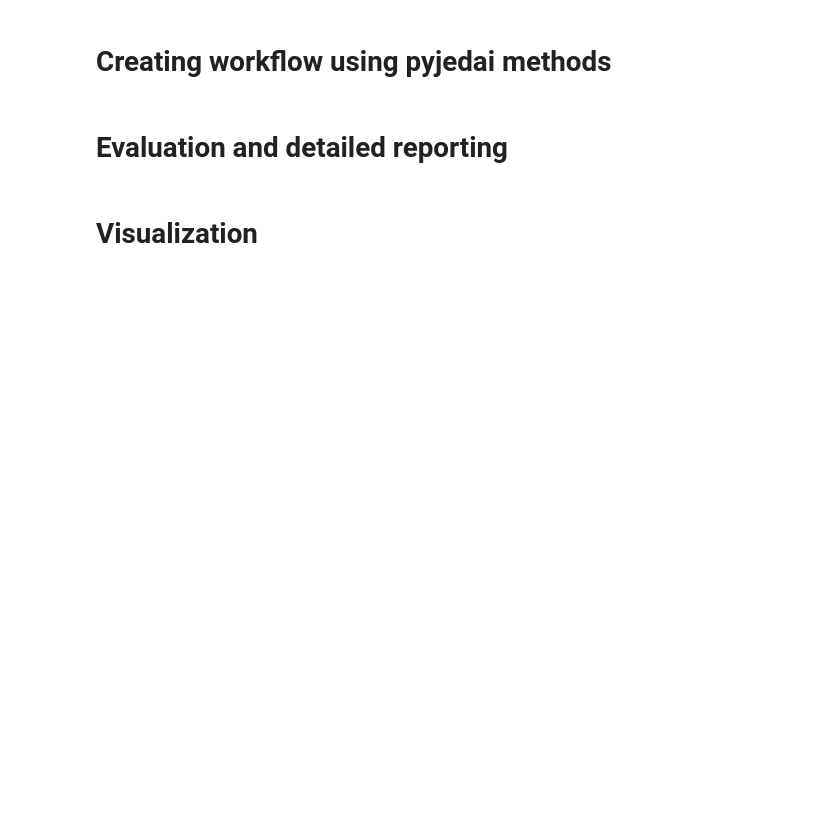
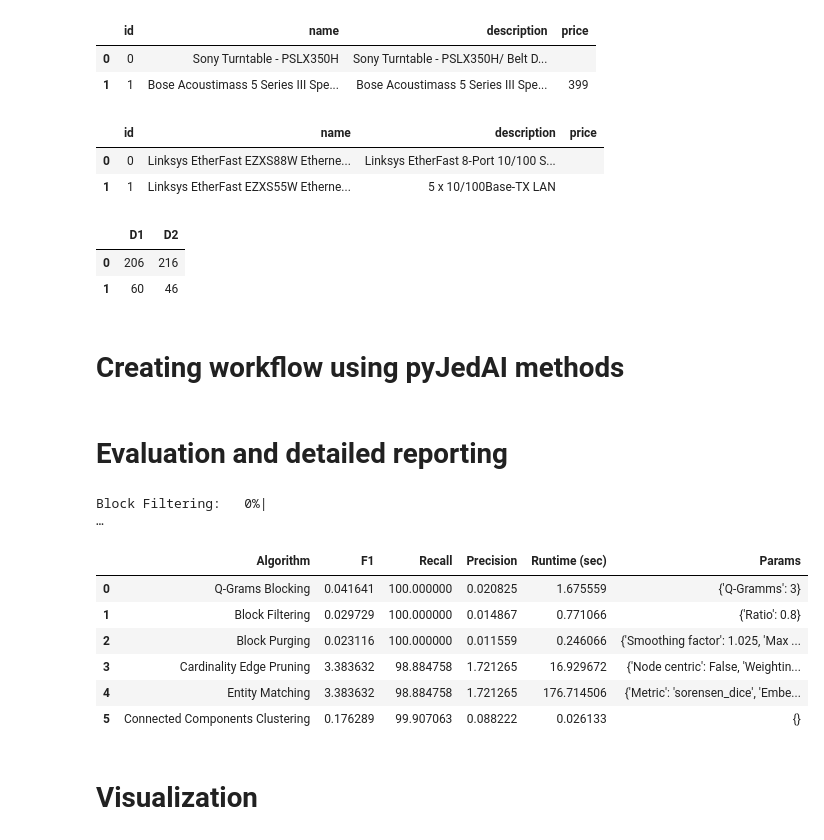
Before and after one commit to ilias6/Parallel-pyJedAI, a Jupyter notebook: Demo.ipynb, the cells around one changed output. Drawn from its saved outputs; the diff is of its cells as text; code cells hidden in the pictures; blank space fills up the shorter version.

```diff
--- a/Demo.ipynb
+++ b/Demo.ipynb
@@ -16,2 +58,20 @@ In this notebook we present the pyJedAI approach. pyJedAI is a an end-to-end and
+# %%
+data.dataset_1.head(2)
+# %% [output]
+|  | id | name | description | price |
+| 0 | 0 | Sony Turntable - PSLX350H | Sony Turntable - PSLX350H/ Belt D... |  |
+| 1 | 1 | Bose Acoustimass 5 Series III Spe... | Bose Acoustimass 5 Series III Spe... | 399 |
+# %%
+data.dataset_2.head(2)
+# %% [output]
+|  | id | name | description | price |
+| 0 | 0 | Linksys EtherFast EZXS88W Etherne... | Linksys EtherFast 8-Port 10/100 S... |  |
+| 1 | 1 | Linksys EtherFast EZXS55W Etherne... | 5 x 10/100Base-TX LAN |  |
+# %%
+data.ground_truth.head(2)
+# %% [output]
+|  | D1 | D2 |
+| 0 | 206 | 216 |
+| 1 | 60 | 46 |
 # %% [markdown]
-# Creating workflow using pyjedai methods
+# Creating workflow using pyJedAI methods
@@ -18,4 +118,18 @@ In this notebook we present the pyJedAI approach. pyJedAI is a an end-to-end and
 # %% [markdown]
 # Evaluation and detailed reporting
+# %%
+w.run(data, tqdm_disable=False, verbose=False)
+# %% [output]
+Block Filtering:   0%|                                                                                        …
+# %%
+w.to_df()
+# %% [output]
+|  | Algorithm | F1 | Recall | Precision | Runtime (sec) | Params |
+| 0 | Q-Grams Blocking | 0.041641 | 100.000000 | 0.020825 | 1.675559 | {'Q-Gramms': 3} |
+| 1 | Block Filtering | 0.029729 | 100.000000 | 0.014867 | 0.771066 | {'Ratio': 0.8} |
+| 2 | Block Purging | 0.023116 | 100.000000 | 0.011559 | 0.246066 | {'Smoothing factor': 1.025, 'Max ... |
+| 3 | Cardinality Edge Pruning | 3.383632 | 98.884758 | 1.721265 | 16.929672 | {'Node centric': False, 'Weightin... |
+| 4 | Entity Matching | 3.383632 | 98.884758 | 1.721265 | 176.714506 | {'Metric': 'sorensen_dice', 'Embe... |
+| 5 | Connected Components Clustering | 0.176289 | 99.907063 | 0.088222 | 0.026133 | {} |
 # %% [markdown]
 # Visualization
```
Also changed, not shown: parts of 10 cells of this notebook, 31 other files.
